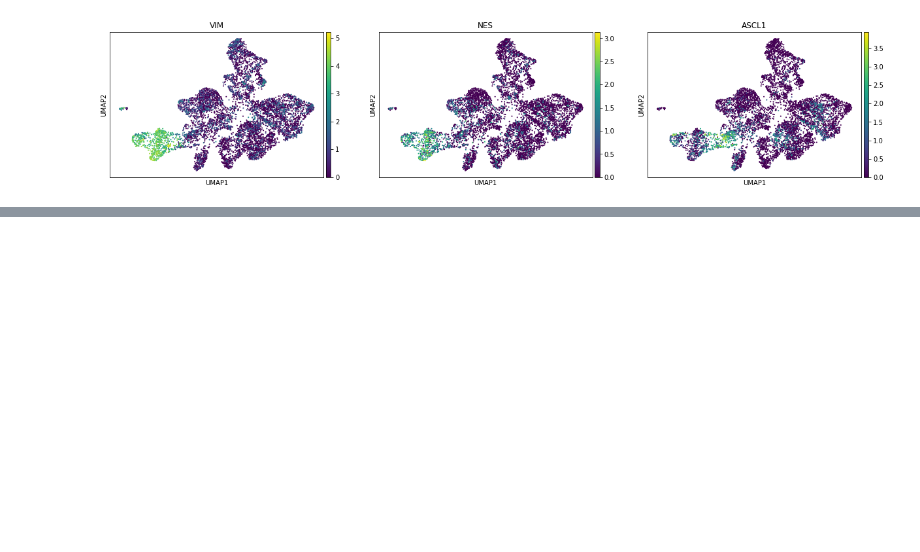
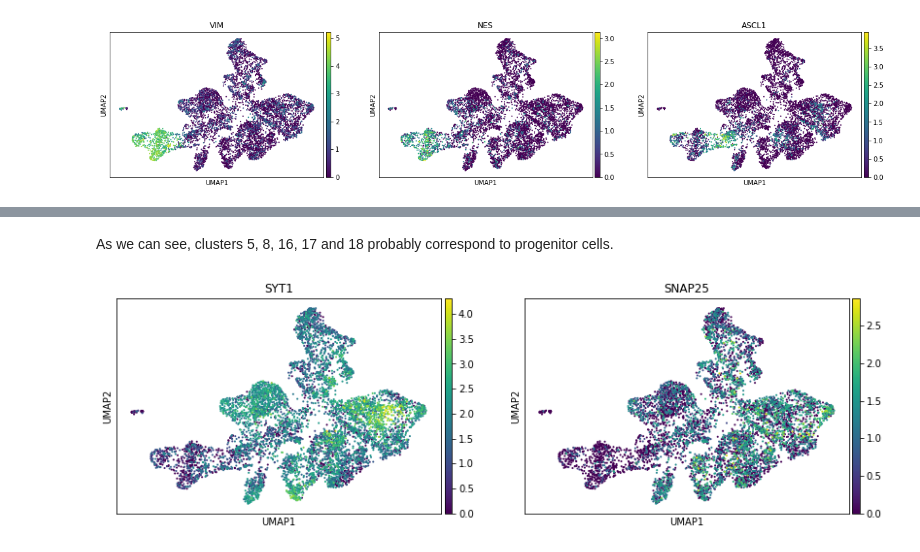
Before and after one commit to alevtina99/Scanpy_analysis, a Jupyter notebook: ScanPy.ipynb, the cells around one changed output, grey strips where cells are left out. Saved outputs shown, nothing was run; the diff lists cells and outputs as text; code cells hidden in the pictures; blank space fills up the shorter version.

```diff
--- a/ScanPy.ipynb
+++ b/ScanPy.ipynb
@@ -181,0 +178,6 @@ Took infinity to calculate
+# %% [markdown]
+As we can see, clusters 5, 8, 16, 17 and 18 probably correspond to progenitor cells.
+# %%
+sc.pl.umap(adata, color=["SYT1", "SNAP25"])
+# %% [output]
+[figure, added]
```
Also changed, not shown: parts of 23 cells of this notebook.
